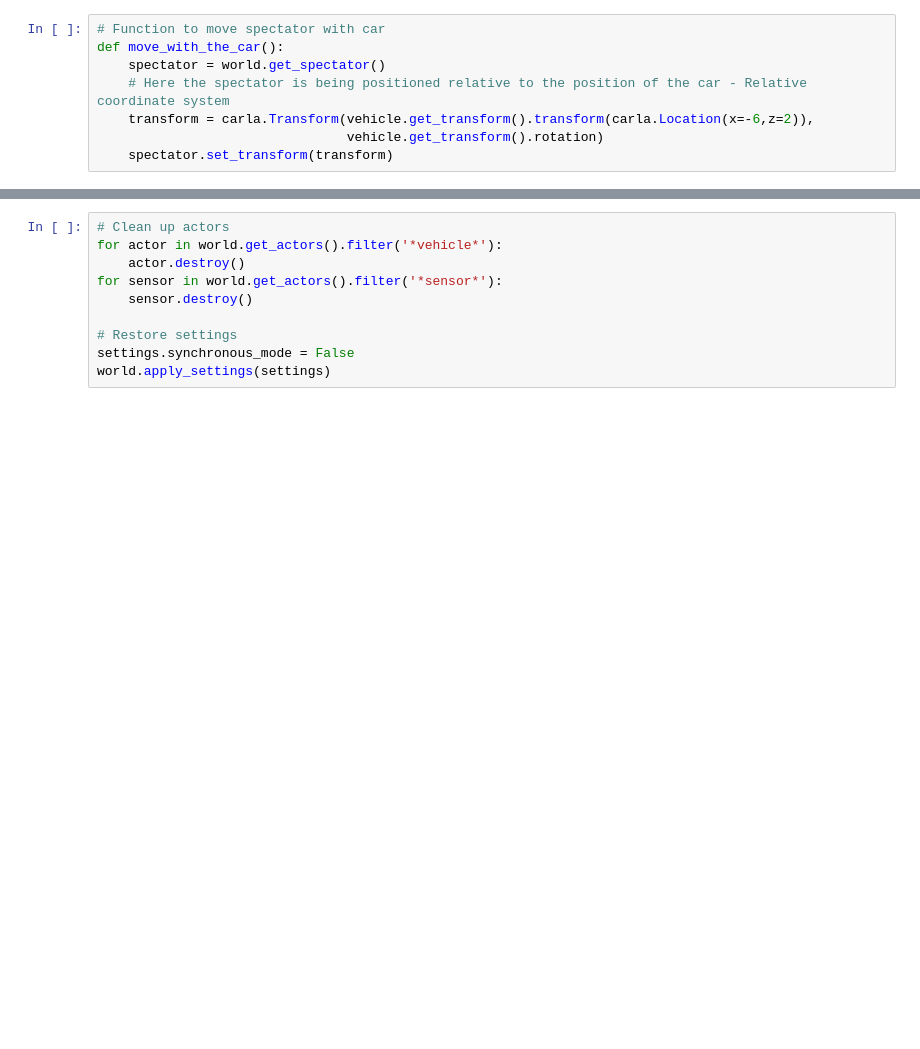
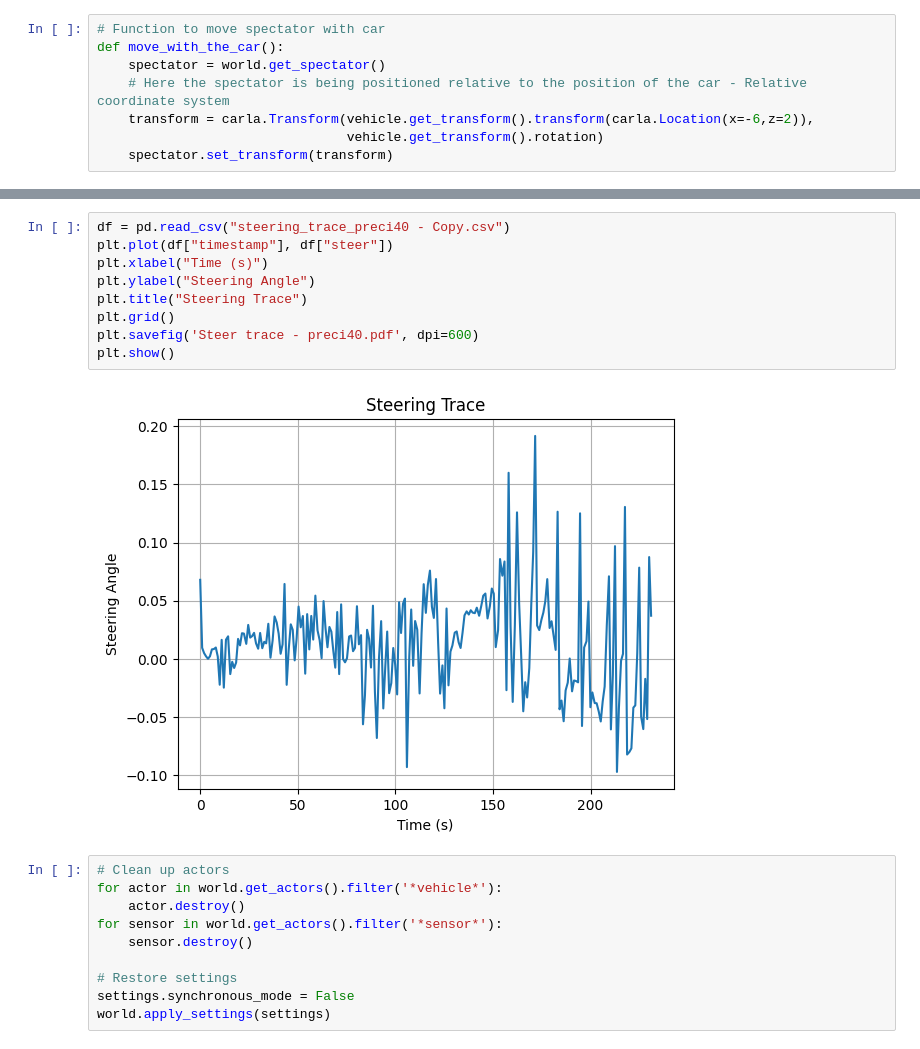
Before and after one commit to rahuldavanam/studentarbeit-final, a Jupyter notebook: 4_Deployment stage.ipynb, the cells around one changed output, grey strips where cells are left out. Drawn from its saved outputs; the diff is of its cells as text; blank space fills up the shorter version.

```diff
--- a/4_Deployment stage.ipynb
+++ b/4_Deployment stage.ipynb
@@ -274,3 +302,14 @@ Interrupted, stopping the simulation.
+# %%
+df = pd.read_csv("steering_trace_preci40 - Copy.csv")
+plt.plot(df["timestamp"], df["steer"])
+plt.xlabel("Time (s)")
+plt.ylabel("Steering Angle")
+plt.title("Steering Trace")
+plt.grid()
+plt.savefig('Steer trace - preci40.pdf', dpi=600)
+plt.show()
+# %% [output]
+[figure, added]
 # %%
 # Clean up actors
 for actor in world.get_actors().filter('*vehicle*'):
```
Also changed, not shown: parts of 5 cells of this notebook.
